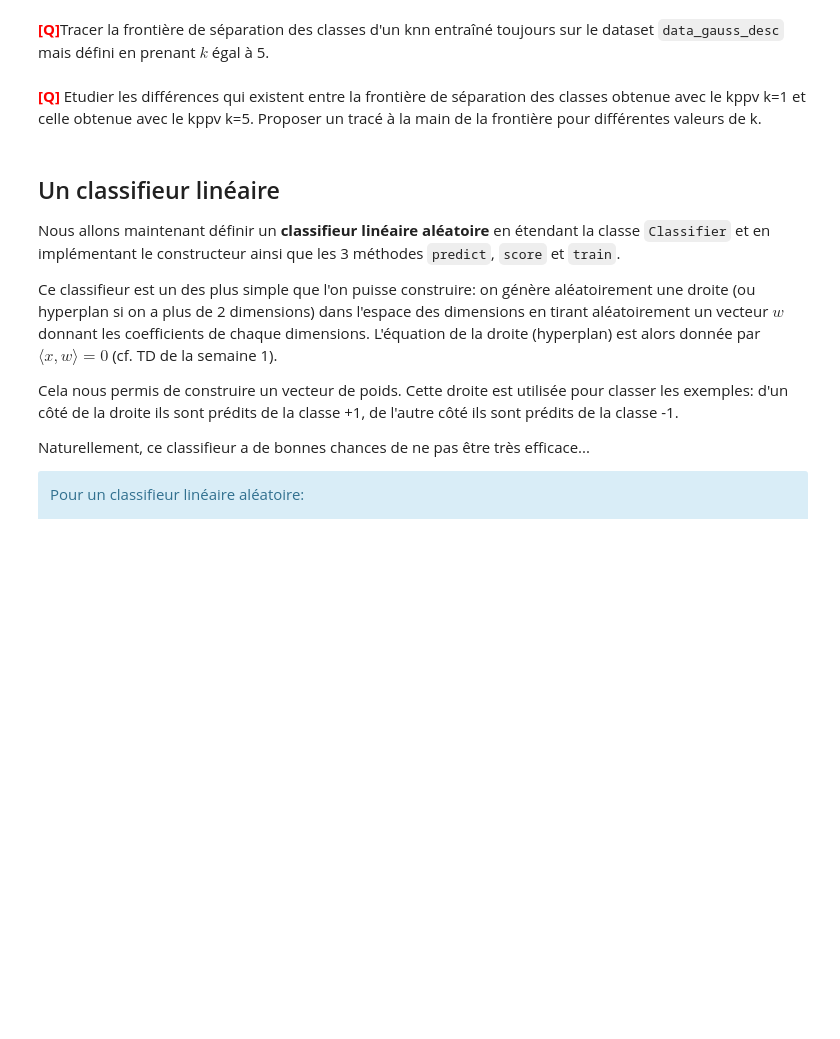
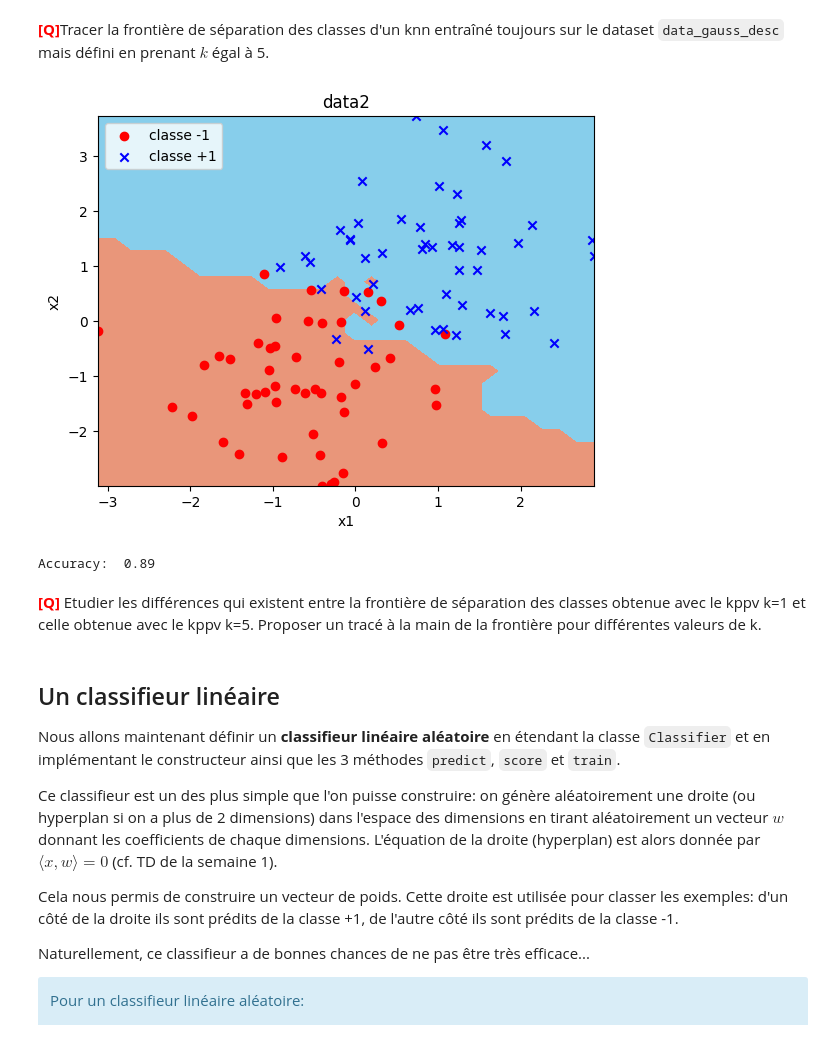
Before and after one commit to thibautmarcq/LU3IN026, a Jupyter notebook: tme02/tme-02.ipynb, the cells around one changed output. Saved outputs shown, nothing was run; the diff lists cells and outputs as text; code cells hidden in the pictures; blank space fills up the shorter version.

```diff
--- a/tme02/tme-02.ipynb
+++ b/tme02/tme-02.ipynb
@@ -242,11 +280,11 @@ def genere_dataset_uniform(d, n, binf=-1, bsup=1):
         les valeurs générées uniformément sont dans [binf,bsup]
     """
 
-    # #####################
-    # COMPLETER ICI (et enlever la ligne suivante qui lève une exception)
-    # #####################
+    data_desc = np.random.uniform(binf,bsup, (2*n,d))
+    data_label = np.array([-1 for i in range(0,n)] + [+1 for i in range(0,n)])
+    return (data_desc, data_label)
 
-    raise NotImplementedError("Please Implement this method")
+    # raise NotImplementedError("Please Implement this method")
 # %%
 np.random.seed(42)   # on prend 42 comme graine
 
@@ -494,11 +571,15 @@ class Classifier:
             label_set: ndarray avec les labels correspondants
             Hypothèse: desc_set et label_set ont le même nombre de lignes
         """
-        #####################################
-        # COMPLETER ICI (puis enlever la ligne suivante)
-        #####################################
+        good = 0
+        for desc, label in zip(desc_set, label_set):
+            prediction = self.predict(desc)
+            if prediction == label:
+                good += 1
 
-        raise NotImplementedError("Please Implement this method")
+        return good / len(label_set)
+
+        # raise NotImplementedError("Please Implement this method")
 # %% [markdown]
 <font color="RED" size="+1">**[Q]**</font> Compléter le code de la classe `ClassifierKNN`
 # %%
@@ -668,17 +799,20 @@ print("Accuracy: ",autre_KNN.accuracy(data_gauss_desc, data_gauss_label))
 <font color="RED" size="+1">**[Q]**</font>Tracer la frontière de séparation des classes d'un knn entraîné toujours sur le dataset `data_gauss_desc` mais défini en prenant $k$ égal à 5.
 # %%
 # Création d'un knn avec k=5 et 2 dimensions pour les données
-classifierKNN2 = ################ A COMPLETER ##########
+classifierKNN2 = ClassifierKNN(2, 5)
 
 # Entraînement du classifier:
-classifierKNN2.train(################ A COMPLETER ##########)
+classifierKNN2.train(data_gauss_desc, data_gauss_label)
 
 # Affichage de la frontière de séparation des classes
 plot_frontiere(data_gauss_desc, data_gauss_label,classifierKNN2)
 plot2DSet(data_gauss_desc, data_gauss_label,"data_gauss avec un knn de k="+str(classifierKNN2.k))
 
 # Performance de ce classifieur:
 print("Accuracy: ",classifierKNN2.accuracy(data_gauss_desc, data_gauss_label))
+# %% [output]
+[figure, added]
+Accuracy:  0.89
 # %% [markdown]
 <font color="RED" size="+1">**[Q]**</font> Etudier les différences qui existent entre la frontière de séparation des classes obtenue avec le kppv k=1 et celle obtenue avec le kppv k=5. Proposer un tracé à la main de la frontière pour différentes valeurs de k.
 # %% [markdown]
```
Also changed, not shown: parts of 29 cells of this notebook.
